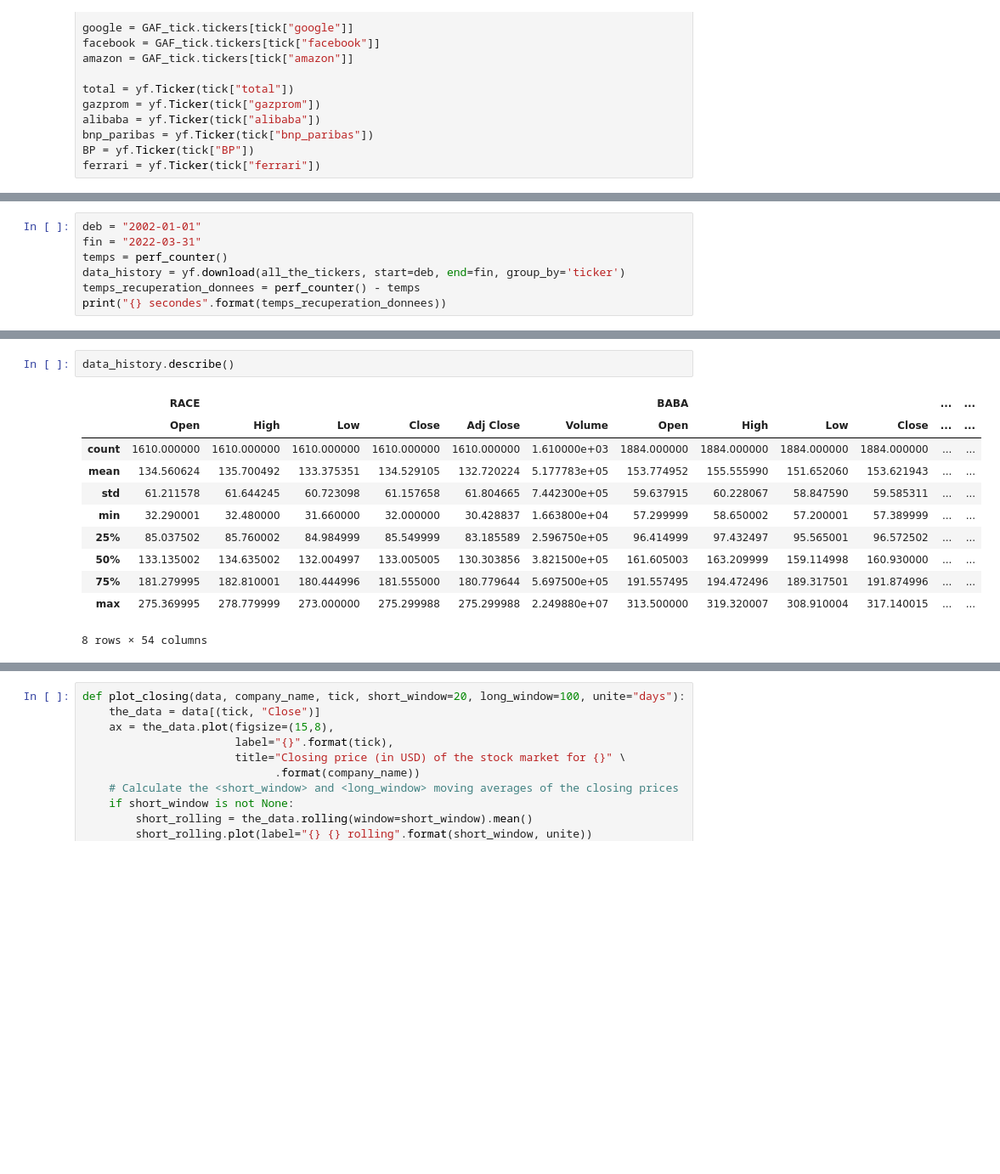
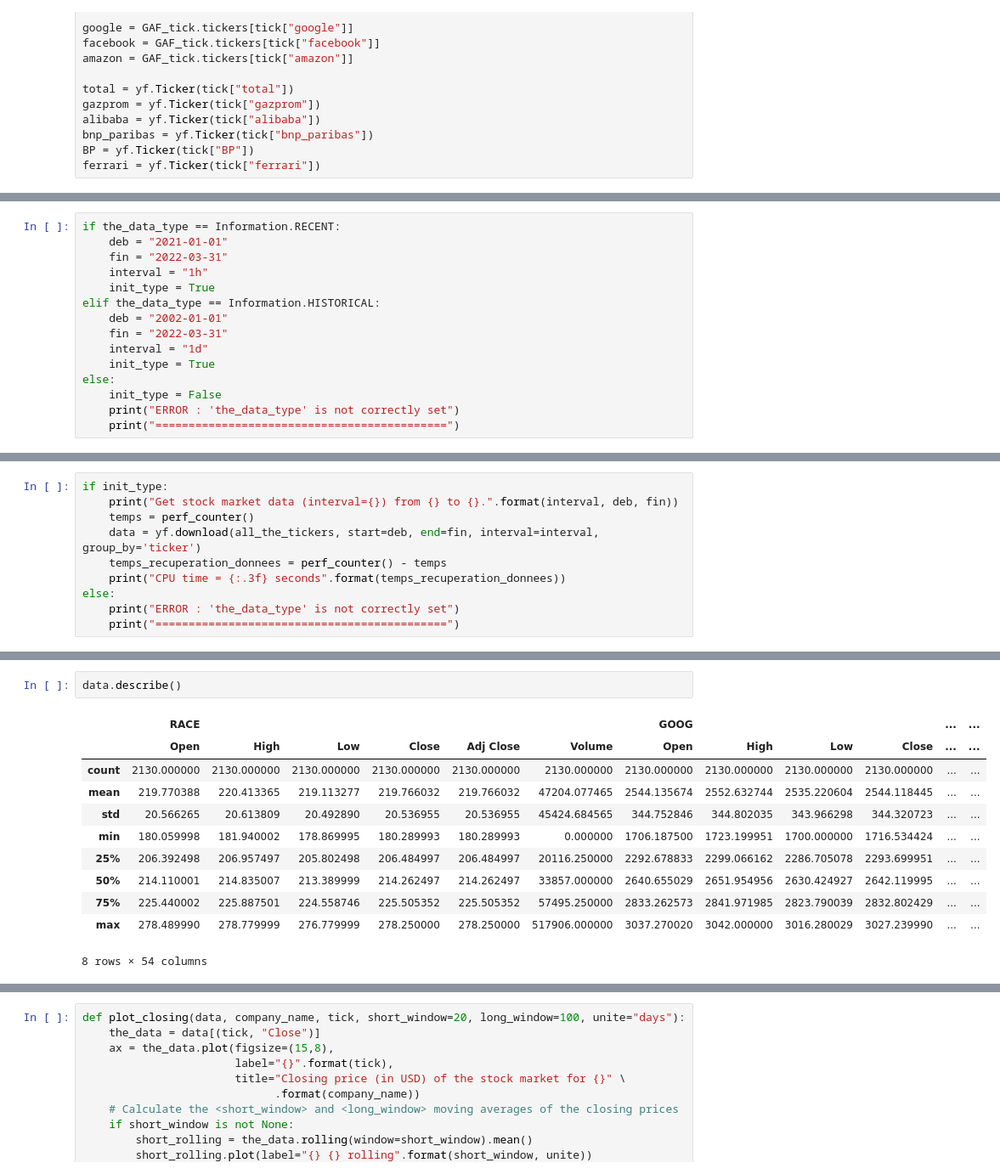
Before and after one commit to hrialan/m2ds-data-stream-project, a Jupyter notebook: NERIN_PERBET_RIALAN__Datastream_sujet_5__Data.ipynb, the cells around one changed output, grey strips where cells are left out. Shown at 85% size. Cells and saved outputs as stored; diff of their text form; blank space fills up the shorter version.

```diff
--- a/NERIN_PERBET_RIALAN__Datastream_sujet_5__Data.ipynb
+++ b/NERIN_PERBET_RIALAN__Datastream_sujet_5__Data.ipynb
@@ -223,0 +266,15 @@ Ferrari N.V. - sector: Consumer Cyclical; country: Italy; logo: https://logo.cle
+# %%
+if the_data_type == Information.RECENT:
+    deb = "2021-01-01"
+    fin = "2022-03-31"
+    interval = "1h"
+    init_type = True
+elif the_data_type == Information.HISTORICAL:
+    deb = "2002-01-01"
+    fin = "2022-03-31"
+    interval = "1d"
+    init_type = True
+else:
+    init_type = False
+    print("ERROR : 'the_data_type' is not correctly set")
+    print("============================================")
@@ -224,8 +283,11 @@ Ferrari N.V. - sector: Consumer Cyclical; country: Italy; logo: https://logo.cle
 # %%
-deb = "2002-01-01"
-fin = "2022-03-31"
-temps = perf_counter()
-data_history = yf.download(all_the_tickers, start=deb, end=fin, group_by='ticker')
-temps_recuperation_donnees = perf_counter() - temps
-print("{} secondes".format(temps_recuperation_donnees))
+if init_type:
+    print("Get stock market data (interval={}) from {} to {}.".format(interval, deb, fin))
+    temps = perf_counter()
+    data = yf.download(all_the_tickers, start=deb, end=fin, interval=interval, group_by='ticker')
+    temps_recuperation_donnees = perf_counter() - temps
+    print("CPU time = {:.3f} seconds".format(temps_recuperation_donnees))
+else:
+    print("ERROR : 'the_data_type' is not correctly set")
+    print("============================================")
 # %% [output]
@@ -252,15 +316,15 @@ data_history
 # %%
-data_history.describe()
+data.describe()
 # %% [output]
-|  | RACE |  |  |  |  |  | BABA |  |  |  | ... | ... |
+|  | RACE |  |  |  |  |  | GOOG |  |  |  | ... | ... |
 |  | Open | High | Low | Close | Adj Close | Volume | Open | High | Low | Close | ... | ... |
-| count | 1610.000000 | 1610.000000 | 1610.000000 | 1610.000000 | 1610.000000 | 1.610000e+03 | 1884.000000 | 1884.000000 | 1884.000000 | 1884.000000 | ... | ... |
-| mean | 134.560624 | 135.700492 | 133.375351 | 134.529105 | 132.720224 | 5.177783e+05 | 153.774952 | 155.555990 | 151.652060 | 153.621943 | ... | ... |
-| std | 61.211578 | 61.644245 | 60.723098 | 61.157658 | 61.804665 | 7.442300e+05 | 59.637915 | 60.228067 | 58.847590 | 59.585311 | ... | ... |
-| min | 32.290001 | 32.480000 | 31.660000 | 32.000000 | 30.428837 | 1.663800e+04 | 57.299999 | 58.650002 | 57.200001 | 57.389999 | ... | ... |
-| 25% | 85.037502 | 85.760002 | 84.984999 | 85.549999 | 83.185589 | 2.596750e+05 | 96.414999 | 97.432497 | 95.565001 | 96.572502 | ... | ... |
-| 50% | 133.135002 | 134.635002 | 132.004997 | 133.005005 | 130.303856 | 3.821500e+05 | 161.605003 | 163.209999 | 159.114998 | 160.930000 | ... | ... |
-| 75% | 181.279995 | 182.810001 | 180.444996 | 181.555000 | 180.779644 | 5.697500e+05 | 191.557495 | 194.472496 | 189.317501 | 191.874996 | ... | ... |
-| max | 275.369995 | 278.779999 | 273.000000 | 275.299988 | 275.299988 | 2.249880e+07 | 313.500000 | 319.320007 | 308.910004 | 317.140015 | ... | ... |
+| count | 2130.000000 | 2130.000000 | 2130.000000 | 2130.000000 | 2130.000000 | 2130.000000 | 2130.000000 | 2130.000000 | 2130.000000 | 2130.000000 | ... | ... |
+| mean | 219.770388 | 220.413365 | 219.113277 | 219.766032 | 219.766032 | 47204.077465 | 2544.135674 | 2552.632744 | 2535.220604 | 2544.118445 | ... | ... |
+| std | 20.566265 | 20.613809 | 20.492890 | 20.536955 | 20.536955 | 45424.684565 | 344.752846 | 344.802035 | 343.966298 | 344.320723 | ... | ... |
+| min | 180.059998 | 181.940002 | 178.869995 | 180.289993 | 180.289993 | 0.000000 | 1706.187500 | 1723.199951 | 1700.000000 | 1716.534424 | ... | ... |
+| 25% | 206.392498 | 206.957497 | 205.802498 | 206.484997 | 206.484997 | 20116.250000 | 2292.678833 | 2299.066162 | 2286.705078 | 2293.699951 | ... | ... |
+| 50% | 214.110001 | 214.835007 | 213.389999 | 214.262497 | 214.262497 | 33857.000000 | 2640.655029 | 2651.954956 | 2630.424927 | 2642.119995 | ... | ... |
+| 75% | 225.440002 | 225.887501 | 224.558746 | 225.505352 | 225.505352 | 57495.250000 | 2833.262573 | 2841.971985 | 2823.790039 | 2832.802429 | ... | ... |
+| max | 278.489990 | 278.779999 | 276.779999 | 278.250000 | 278.250000 | 517906.000000 | 3037.270020 | 3042.000000 | 3016.280029 | 3027.239990 | ... | ... |
 8 rows × 54 columns
 # %%
```
Also changed, not shown: parts of 49 cells of this notebook, 1 other file.
